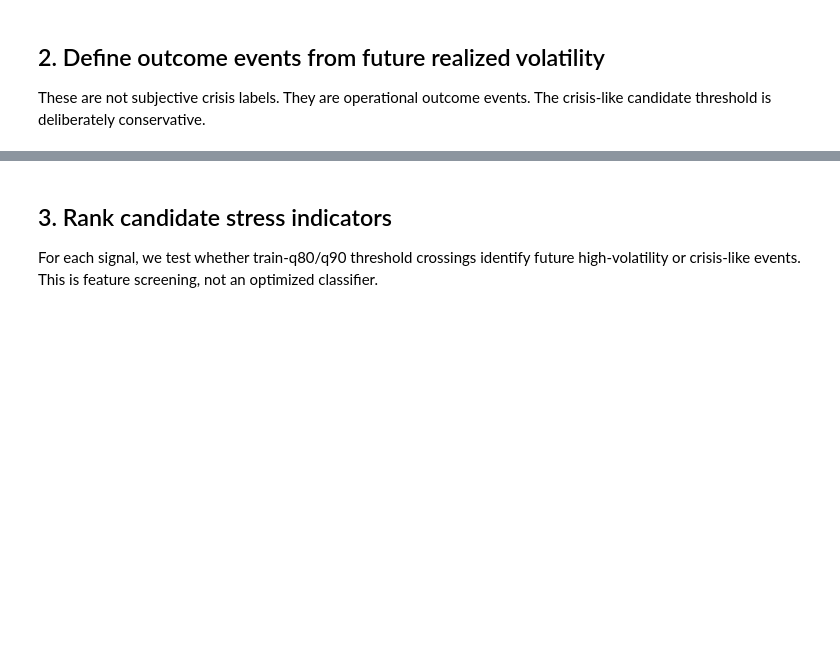
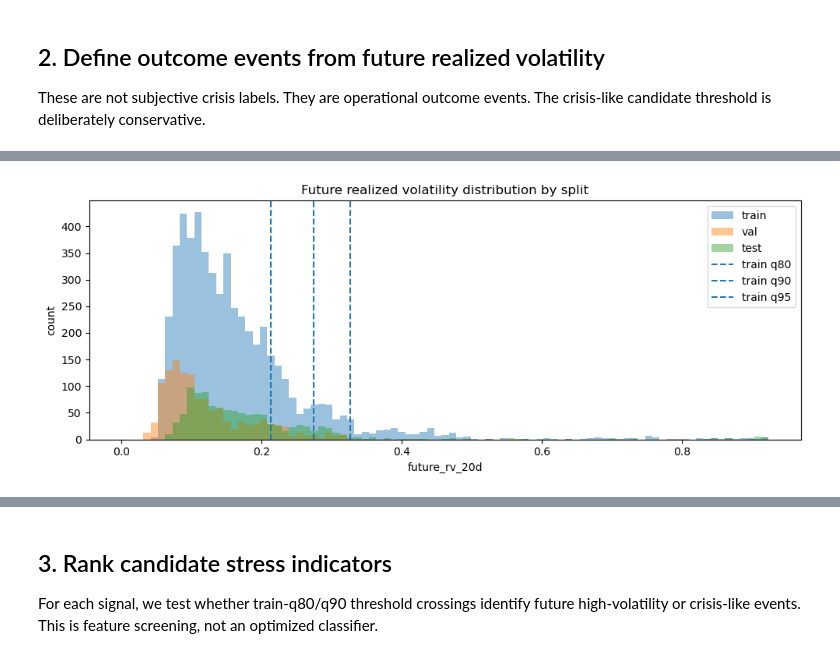
Before and after one commit to friedsam/qpitome-qrc-volatility, a Jupyter notebook: notebooks/phase2_stress_regime_candidate_analysis.ipynb, the cells around one changed output, grey strips where cells are left out. Saved outputs shown, nothing was run; the diff lists cells and outputs as text; code cells hidden in the pictures; blank space fills up the shorter version.

```diff
--- a/notebooks/phase2_stress_regime_candidate_analysis.ipynb
+++ b/notebooks/phase2_stress_regime_candidate_analysis.ipynb
@@ -93,0 +109,30 @@ plt.show()
+# %%
+# Plot train/validation/test distributions of future_rv_20d
+# Add this after the threshold cell.
+
+fig, ax = plt.subplots(figsize=(10, 4))
+
+bins = np.linspace(
+    0,
+    max(train[target].max(), val[target].max(), test[target].max()),
+    90,
+)
+
+ax.hist(train[target], bins=bins, alpha=0.45, label="train")
+ax.hist(val[target], bins=bins, alpha=0.45, label="val")
+ax.hist(test[target], bins=bins, alpha=0.45, label="test")
+
+ax.axvline(thresholds["high_vol_q80"], linestyle="--", label="train q80")
+ax.axvline(thresholds["extreme_vol_q90"], linestyle="--", label="train q90")
+ax.axvline(thresholds["crisis_candidate_q95"], linestyle="--", label="train q95")
+
+ax.set_title("Future realized volatility distribution by split")
+ax.set_xlabel("future_rv_20d")
+ax.set_ylabel("count")
+ax.legend()
+
+fig.tight_layout()
+fig.savefig(out_fig_dir / "phase2_future_vol_distribution_by_split.png", dpi=180)
+plt.show()
+# %% [output]
+[figure, added]
```
Also changed, not shown: parts of 30 cells of this notebook, 1 other file.
